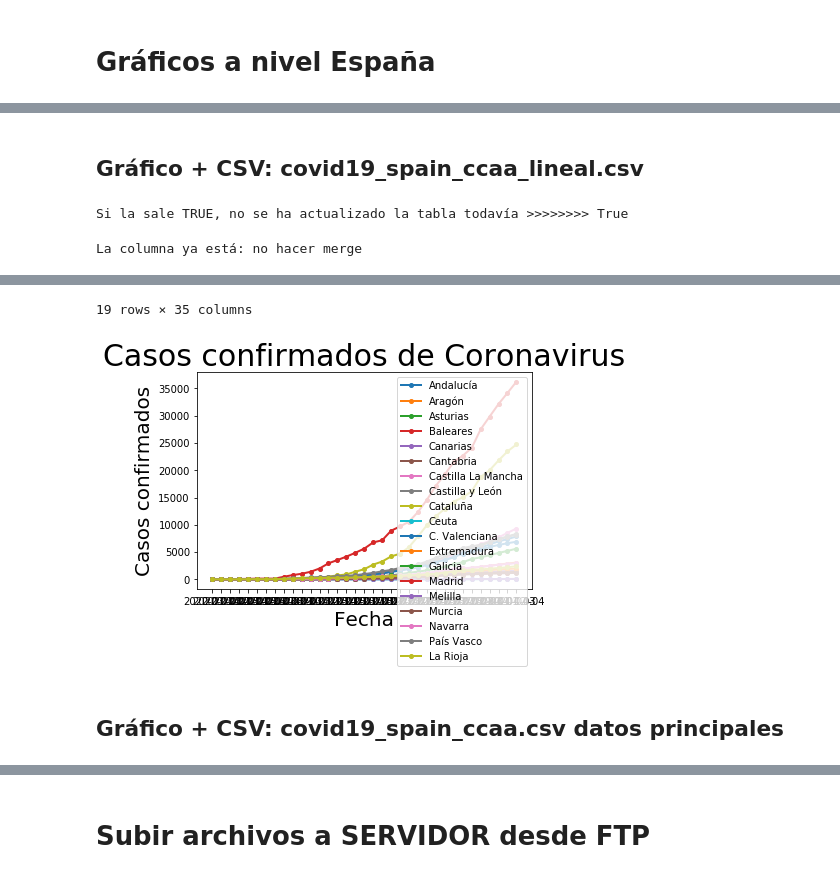
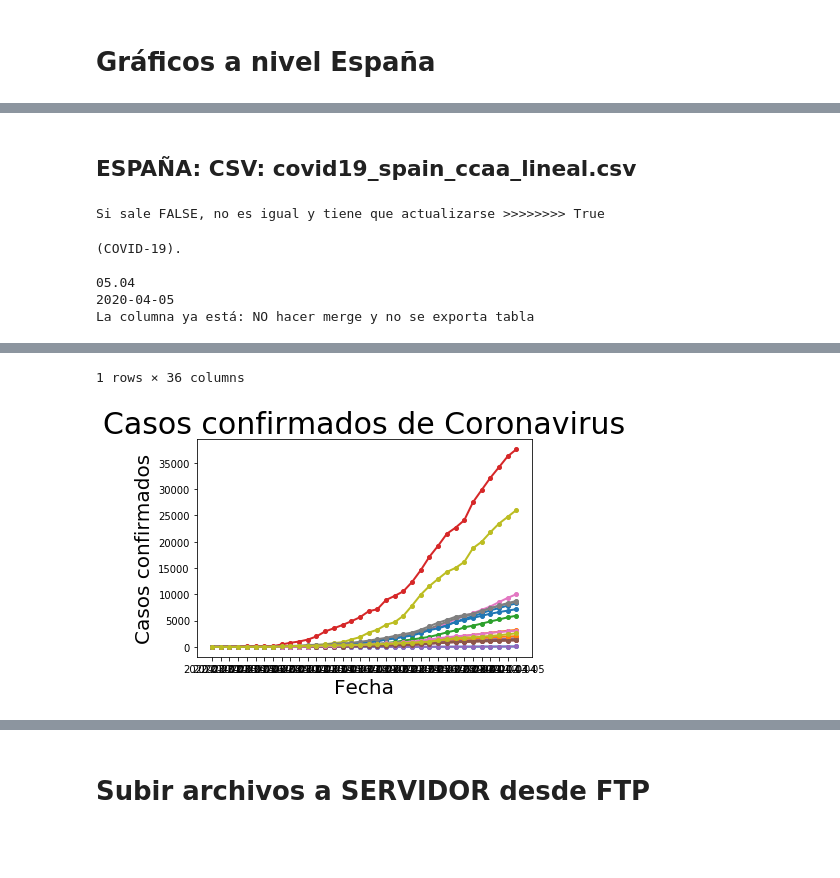
Before and after one commit to akakicreations/covid19-project, a Jupyter notebook: covid19_notebook_WEBFINAL.ipynb, the cells around one changed output, grey strips where cells are left out. Saved outputs shown, nothing was run; the diff lists cells and outputs as text; code cells hidden in the pictures; blank space fills up the shorter version.

Commit message:
actualización diaria datos

```diff
--- a/covid19_notebook_WEBFINAL.ipynb
+++ b/covid19_notebook_WEBFINAL.ipynb
@@ -7,0 +10,2 @@ import matplotlib.pyplot as plt
+# %%
+path_spain = 'pdf_files/Actualizacion_66_COVID-19.pdf'
@@ -352,2 +512,2 @@ list_ccaa = ['Andalucía','Aragón','Asturias','Baleares','Canarias','Cantabria'
 # %% [markdown]
-## Gráfico + CSV: covid19_spain_ccaa_lineal.csv
+## ESPAÑA: CSV: covid19_spain_ccaa_lineal.csv
@@ -360,55 +514,44 @@ date_today_evolution_final = date_today_evolution_final[:10]
 # %%
 data_process = pd.read_csv("covid19_spain_ccaa_evolution2.csv", sep = ';', encoding="utf-8") #cambiar el data evolution
-print('Si la sale TRUE, no se ha actualizado la tabla todavía >>>>>>>>' , data_ccaa.iloc[0,0] == data_process.iloc[0,-1])
+print('Si sale FALSE, no es igual y tiene que actualizarse >>>>>>>>' , data_process.iloc[0,-1] == data_spain_ccaa_last[0])
 # %% [output]
-Si la sale TRUE, no se ha actualizado la tabla todavía >>>>>>>> True
+Si sale FALSE, no es igual y tiene que actualizarse >>>>>>>> True
 # %%
-# Dataset de partida https://github.com/AlbertoCasasOrtiz/Coronavirus-Spain-Dataset
+# Sacar fecha en formato correcto
+fecha_data_spain = get_fecha(raw['content'])
+fecha_data_spain = pd.Timestamp(year=int(fecha_data_spain[6:10]), month=int(fecha_data_spain[3:5]), day=int(fecha_data_spain[1:2]), hour=12)
+fecha_data_spain = fecha_data_spain.strftime('%Y-%m-%d')
+print(fecha_data_spain)
 
-# Saco la última columna del dataframe habitual y la convierto en fecha
-from datetime import datetime
-from datetime import date
-date_today_brut = data_ccaa.iloc[19,6]
-pd.to_datetime(date_today_brut)
-date_today_evolution = pd.Timestamp(year=int(date_today_brut[6:10]), month=int(date_today_brut[3:5]), day=int(date_today_brut[1:2]), hour=12)
-date_today_evolution_final = date_today_evolution.strftime('%Y-%m-%d')
+# Cojo la fila de confirmados que me interesa
+data_spain_ccaa_last = data_spain_ccaa.copy()
+data_spain_ccaa_last.rename(columns = {'Confirmados': fecha_data_spain}, index={'ccaa': 'Comunidades Autónomas'}, inplace = True)
+data_spain_ccaa_last = data_spain_ccaa_last[fecha_data_spain]
+data_spain_ccaa_last = pd.to_numeric(data_spain_ccaa_last).astype(np.int64)
+data_spain_ccaa_last.head()
 
+#HACER MERGE SI NO ESTÁN ESOS DATOS
 
-#Hago copia de la base de datos para trabajar con ella
-data_ccaa_evolution_last = data_ccaa.copy()
-# Renombro la columna con la fecha y preparo la columna añadir nueva
-data_ccaa_evolution_last.rename(columns = {'casos_totales': date_today_evolution_final}, index={'ccaa': 'Comunidades Autónomas'}, inplace = True)
-data_ccaa_evolution_last = data_ccaa_evolution_last.iloc[0:19] #cojo las columnas que me interesan
-data_ccaa_evolution_column = data_ccaa_evolution_last[date_today_evolution_final] #cojo sólo la columna de datos totales que acabo de renombrar
-
-
-# Importo los últimos datos recogidos acumualdos anteriormente
-data_process = pd.read_csv("covid19_spain_ccaa_evolution2.csv", sep = ';', encoding="utf-8") #cambiar el data evolution a 2 después de primera subida
+# Importo los últimos datos recogidos acumulados anteriormente
+data_process = pd.read_csv("covid19_spain_ccaa_evolution2.csv", sep = ';', encoding="utf-8")
 data_process = data_process.set_index('Comunidades Autónomas')
 
 # Hacer merge de ambos dataframes, con un condicional comprobando si es necesario
-if data_process.columns[-1] == data_ccaa_evolution_last.columns[0]:
-    print('La columna ya está: no hacer merge')
+if data_process.columns[-1] == data_spain_ccaa_last.name:
+    print('La columna ya está: NO hacer merge y no se exporta tabla')
 else:
     print('La última columna es diferente y no está: SE HACE MERGE')
-    data_process = pd.merge(data_process,data_ccaa_evolution_column, left_index=True, right_index=True)
+    data_process = pd.merge(data_process,data_spain_ccaa_last, left_index=True, right_index=True)
+    #Exportar a CSV
+    data_process.to_csv('covid19_spain_ccaa_evolution2.csv', sep = ';', encoding="utf-8", index=True, index_label='Comunidades Autónomas')
 
-#Exportar a CSV
-data_process.to_csv('covid19_spain_ccaa_evolution2.csv', sep = ';', encoding="utf-8", index=True, index_label='Comunidades Autónomas')
-# print(data_process.head())
-
-'''Vamos a hacer un gráfico para ver los casos confirmados por fechas'''
-data_process_graphic= data_process.copy().transpose()
-plt.plot(data_process_graphic, label='France', marker='o', markersize=4, linewidth=2)
-plt.title('Casos confirmados de Coronavirus', {'fontsize': 30})
-plt.xlabel("Fecha", {'fontsize': 20})
-plt.ylabel("Casos confirmados", {'fontsize': 20})
-plt.legend(list_ccaa)
-
-# print(data_process.iloc[:, [-1,-2]].head())
-data_process
+data_process.head(1)
 # %% [output]
-La columna ya está: no hacer merge
+(COVID-19).
+
+05.04
+2020-04-05
+La columna ya está: NO hacer merge y no se exporta tabla
 |  | 2020-03-01 | 2020-03-02 | 2020-03-03 | 2020-03-04 | 2020-03-05 | 2020-03-06 | 2020-03-07 | ... |
 | Comunidades Autónomas |  |  |  |  |  |  |  | ... |
 | Andalucía | 6 | 12 | 13 | 13 | 13 | 21 | 21 | ... |
@@ -430,4 +558,2 @@ La columna ya está: no hacer merge
-19 rows × 35 columns
+1 rows × 36 columns
-[figure, old version]
+[figure, new version]
-# %% [markdown]
-## Gráfico + CSV: covid19_spain_ccaa.csv datos principales
```
Also changed, not shown: parts of 32 cells of this notebook, 26 other files.
